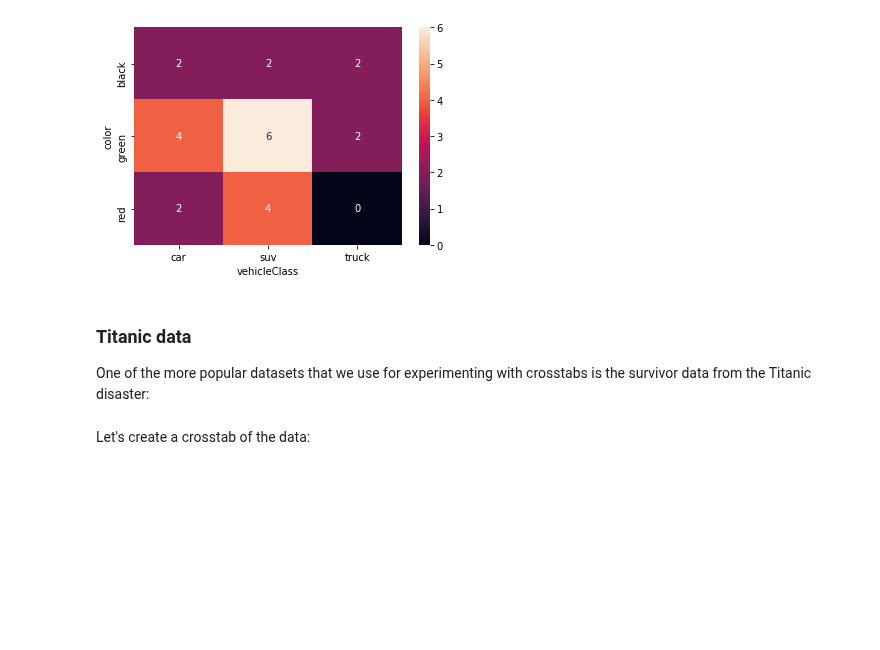
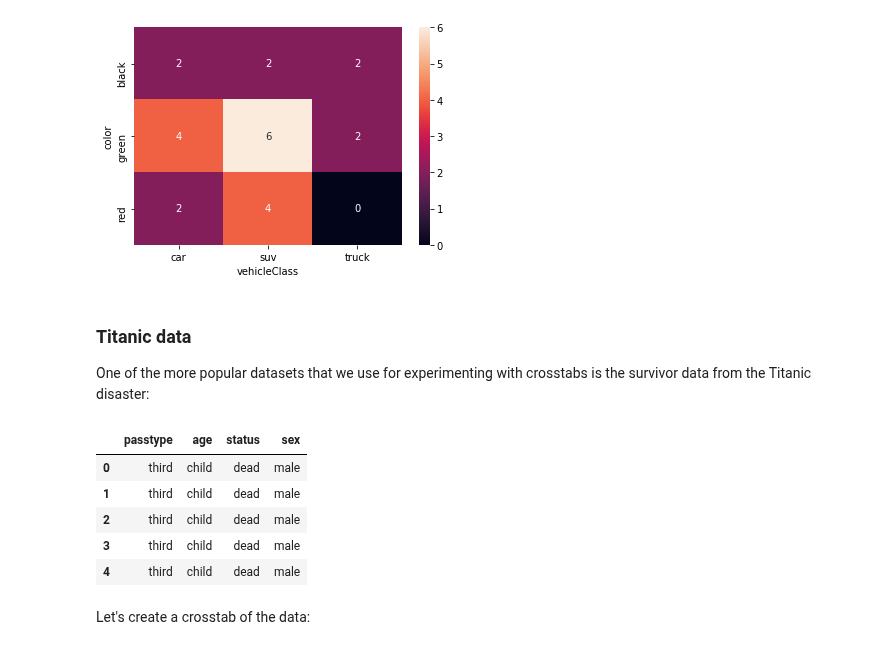
Before and after one commit to anhnguyendepocen/si370, a Jupyter notebook: 370_09_Stats_II-complete.ipynb, the cells around one changed output. Drawn from its saved outputs; the diff is of its cells as text; code cells hidden in the pictures; blank space fills up the shorter version.

```diff
--- a/370_09_Stats_II-complete.ipynb
+++ b/370_09_Stats_II-complete.ipynb
@@ -45,6 +56,15 @@ One of the more popular datasets that we use for experimenting with crosstabs is
 survivor data from the Titanic disaster:
 # %%
 titanic = pd.read_csv('data/titanic.csv')
+# %%
+titanic.head()
+# %% [output]
+|  | passtype | age | status | sex |
+| 0 | third | child | dead | male |
+| 1 | third | child | dead | male |
+| 2 | third | child | dead | male |
+| 3 | third | child | dead | male |
+| 4 | third | child | dead | male |
 # %% [markdown]
 Let's create a crosstab of the data:
 # %%
```
Also changed, not shown: parts of 8 cells of this notebook.
